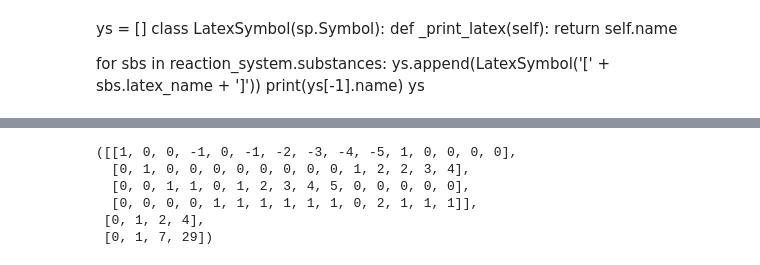
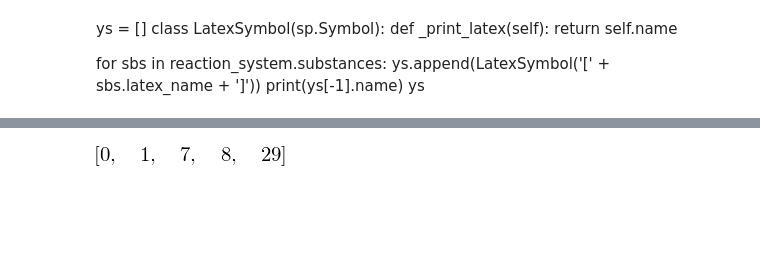
Before and after one commit to bjodah/chempy, a Jupyter notebook: examples/ammoincal_cupric_solution.ipynb, the cells around one changed output, grey strips where cells are left out. Saved outputs shown, nothing was run; the diff lists cells and outputs as text; code cells hidden in the pictures; blank space fills up the shorter version.

```diff
--- a/examples/ammoincal_cupric_solution.ipynb
+++ b/examples/ammoincal_cupric_solution.ipynb
@@ -219,13 +191,10 @@ M, rref, pivot
 # %%
 rref, pivot = reaction_system.rref()
-rref, pivot, reaction_system.independent_atoms_from_pivot(pivot)
+atm_nrs = reaction_system.atom_balance_vectors()[1]
+[0] + atm_nrs
+#reaction_system.independent_atoms_from_pivot(pivot)
 # %% [output]
-([[1, 0, 0, -1, 0, -1, -2, -3, -4, -5, 1, 0, 0, 0, 0],
-  [0, 1, 0, 0, 0, 0, 0, 0, 0, 0, 1, 2, 2, 3, 4],
-  [0, 0, 1, 1, 0, 1, 2, 3, 4, 5, 0, 0, 0, 0, 0],
-  [0, 0, 0, 0, 1, 1, 1, 1, 1, 1, 0, 2, 1, 1, 1]],
- [0, 1, 2, 4],
- [0, 1, 7, 29])
+[figure, added]
 # %%
 qk
 # %% [output]
```
Also changed, not shown: parts of 25 cells of this notebook, 2 other files.
